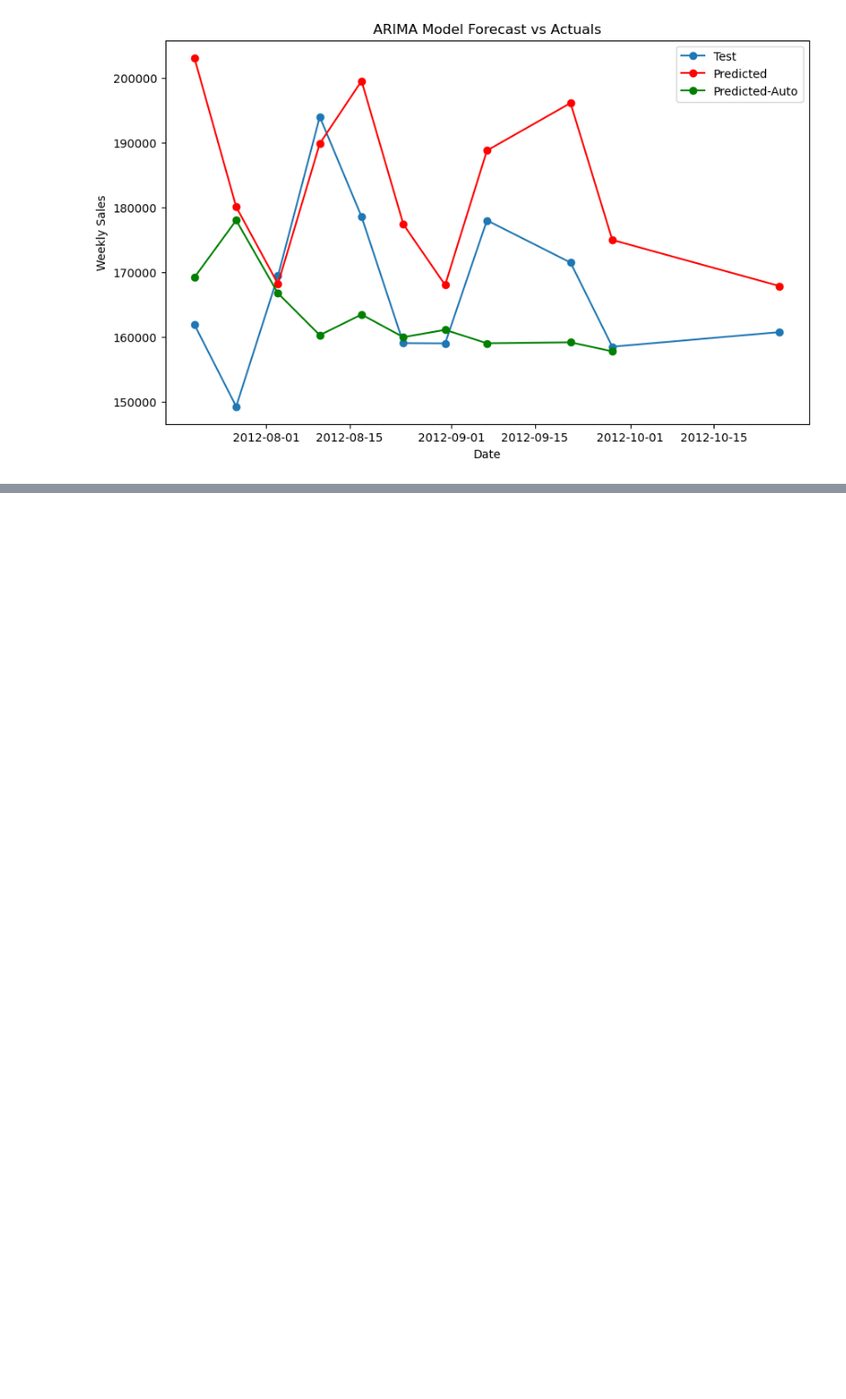
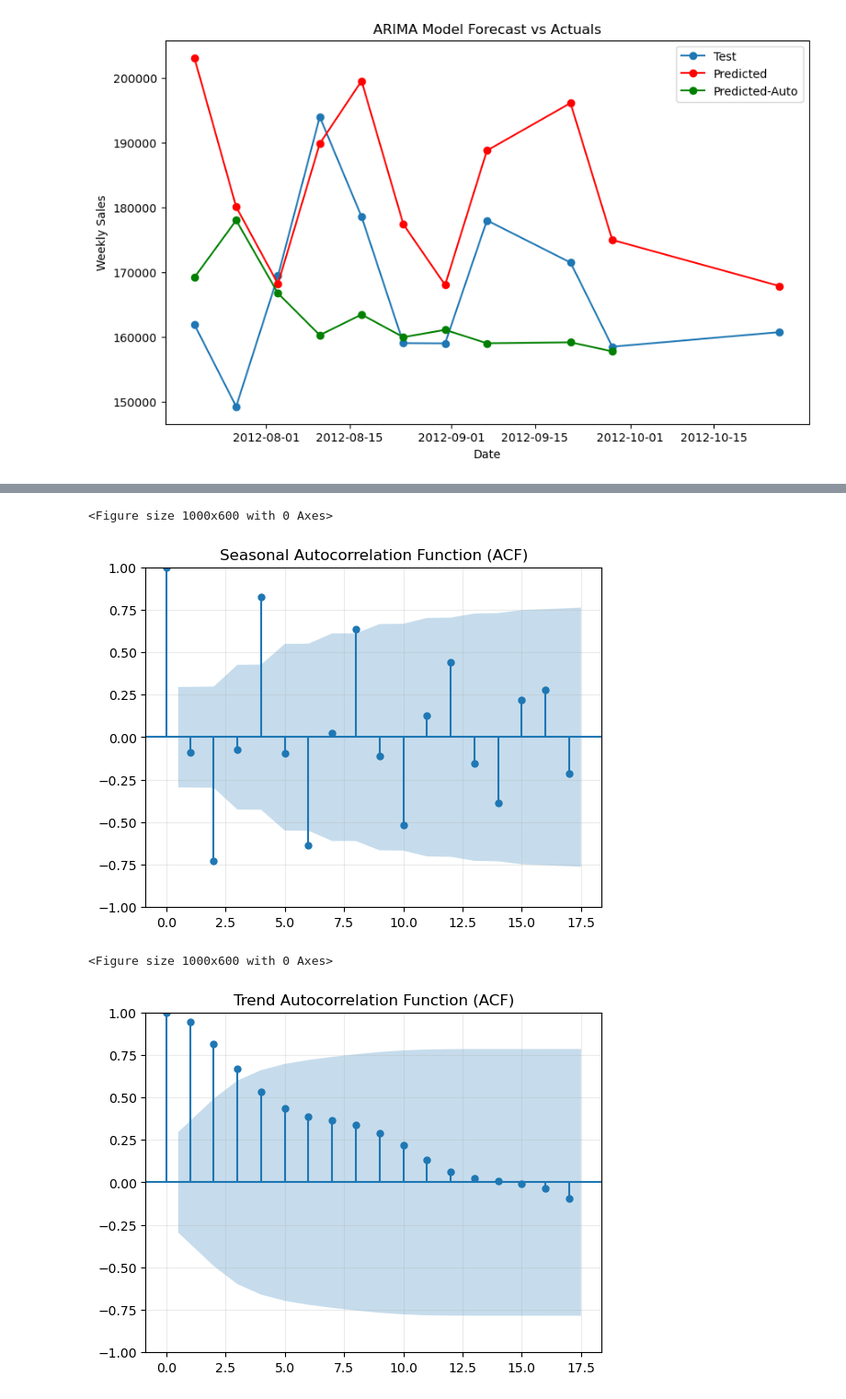
Before and after one commit to bishwajitpaulca/CIND820_Project, a Jupyter notebook: PROJECT_820.ipynb, the cells around one changed output, grey strips where cells are left out. Shown at 92% size. Drawn from its saved outputs; the diff is of its cells as text; code cells hidden in the pictures; blank space fills up the shorter version.

```diff
--- a/PROJECT_820.ipynb
+++ b/PROJECT_820.ipynb
@@ -1061,0 +1087,18 @@ plt.show()
+# %%
+# Plot ACF for Seasonal and non-seasonal parts
+plt.figure(figsize=(10, 6))
+plot_acf(res.seasonal, alpha=0.05)
+plt.title('Seasonal Autocorrelation Function (ACF)')
+plt.grid(True,alpha=0.25)
+plt.show()
+
+plt.figure(figsize=(10, 6))
+plot_acf(res.trend, alpha=0.05)
+plt.title('Trend Autocorrelation Function (ACF)')
+plt.grid(True,alpha=0.25)
+plt.show()
+# %% [output]
+<Figure size 1000x600 with 0 Axes>
+[figure, added]
+<Figure size 1000x600 with 0 Axes>
+[figure, added]
```
Also changed, not shown: parts of 87 cells of this notebook.
